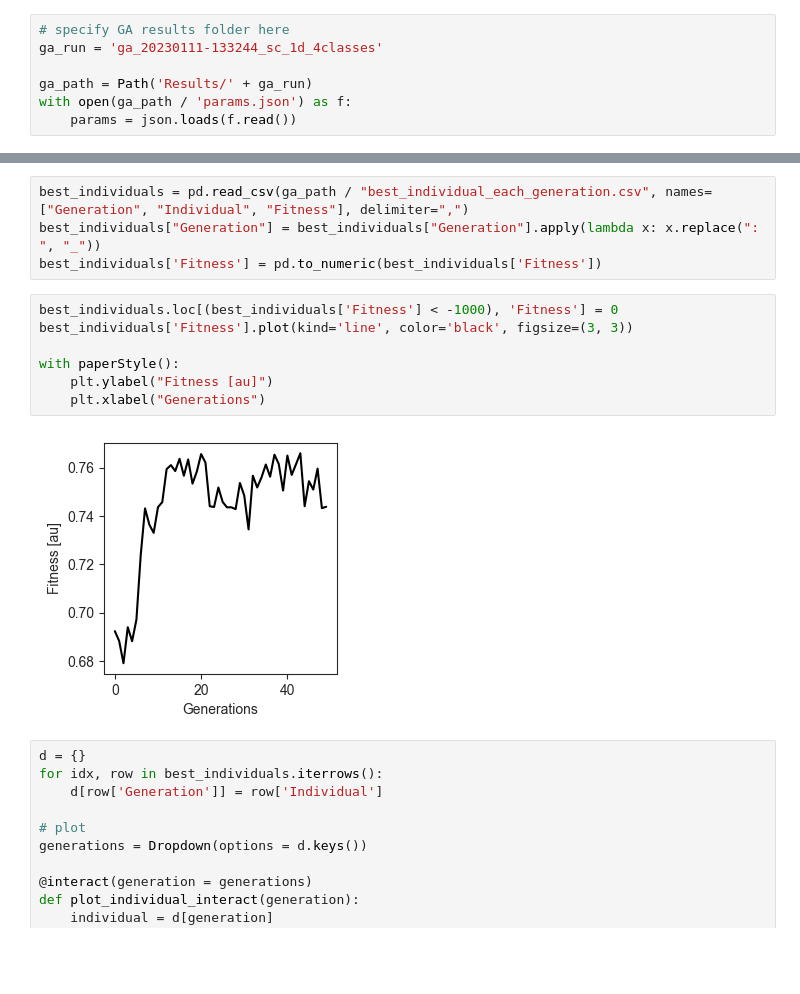
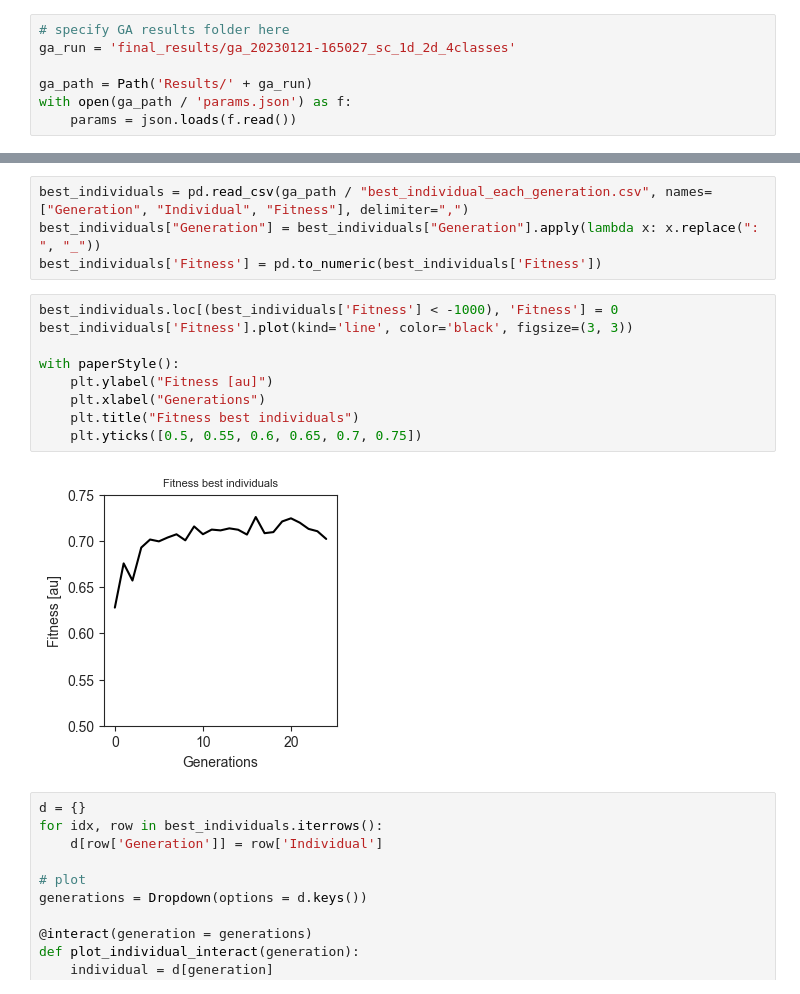
Before and after one commit to ankilab/EdgeVolution, a Jupyter notebook: plot-results.ipynb, the cells around one changed output, grey strips where cells are left out. Drawn from its saved outputs; the diff is of its cells as text; blank space fills up the shorter version.

```diff
--- a/plot-results.ipynb
+++ b/plot-results.ipynb
@@ -11,7 +11,7 @@ from ipywidgets import interact, Dropdown, IntSlider
 from nutil.plot import paperStyle
 # %%
 # specify GA results folder here
-ga_run = 'ga_20230111-133244_sc_1d_4classes'
+ga_run = 'final_results/ga_20230121-165027_sc_1d_2d_4classes'
 
 ga_path = Path('Results/' + ga_run)
 with open(ga_path / 'params.json') as f:
@@ -113,12 +131,14 @@ best_individuals['Fitness'] = pd.to_numeric(best_individuals['Fitness'])
 # %%
 best_individuals.loc[(best_individuals['Fitness'] < -1000), 'Fitness'] = 0
 best_individuals['Fitness'].plot(kind='line', color='black', figsize=(3, 3))
 
 with paperStyle():
     plt.ylabel("Fitness [au]")
     plt.xlabel("Generations")
+    plt.title("Fitness best individuals")
+    plt.yticks([0.5, 0.55, 0.6, 0.65, 0.7, 0.75])
 # %% [output]
-[figure, old version]
+[figure, new version]
 # %%
 d = {}
 for idx, row in best_individuals.iterrows():
```
Also changed, not shown: parts of 5 cells of this notebook, 7 other files.
